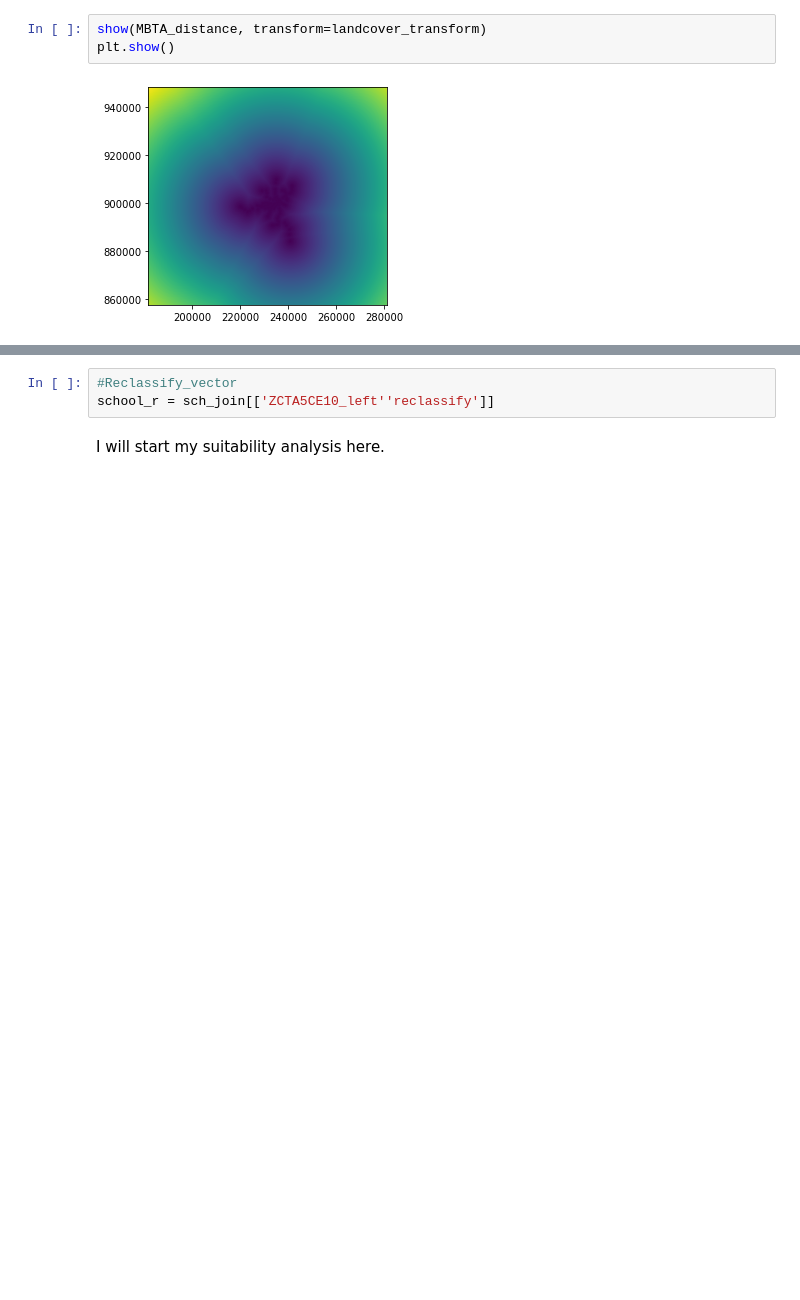
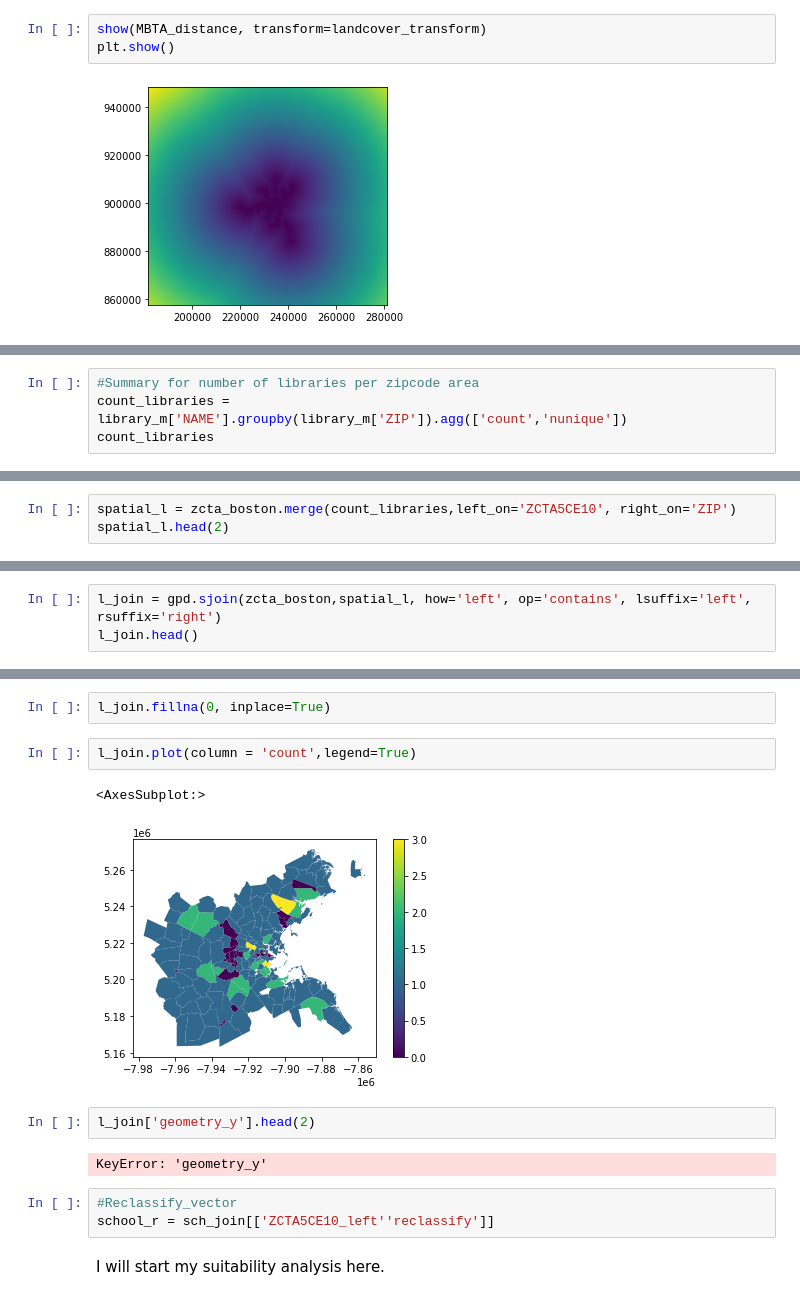
Before and after one commit to zhining-sun/UEP239-FinalProject, a Jupyter notebook: FinalProject_ZhiningSun.ipynb, the cells around one changed output, grey strips where cells are left out. Saved outputs shown, nothing was run; the diff lists cells and outputs as text; blank space fills up the shorter version.

```diff
--- a/FinalProject_ZhiningSun.ipynb
+++ b/FinalProject_ZhiningSun.ipynb
@@ -675,0 +709,4 @@ plt.show()
+# %%
+#Summary for number of libraries per zipcode area
+count_libraries = library_m['NAME'].groupby(library_m['ZIP']).agg(['count','nunique'])
+count_libraries
@@ -675,0 +728,3 @@ plt.show()
+# %%
+spatial_l = zcta_boston.merge(count_libraries,left_on='ZCTA5CE10', right_on='ZIP')
+spatial_l.head(2)
@@ -675,0 +735,3 @@ plt.show()
+# %%
+l_join = gpd.sjoin(zcta_boston,spatial_l, how='left', op='contains', lsuffix='left', rsuffix='right')
+l_join.head()
@@ -676,3 +746,14 @@ plt.show()
+# %%
+l_join.fillna(0, inplace=True)
+# %%
+l_join.plot(column = 'count',legend=True)
+# %% [output]
+<AxesSubplot:>
+[figure, added]
+# %%
+l_join['geometry_y'].head(2)
+# %% [output]
+KeyError: 'geometry_y'
 # %%
 #Reclassify_vector
 school_r = sch_join[['ZCTA5CE10_left''reclassify']]
```
Also changed, not shown: parts of 10 cells of this notebook.
